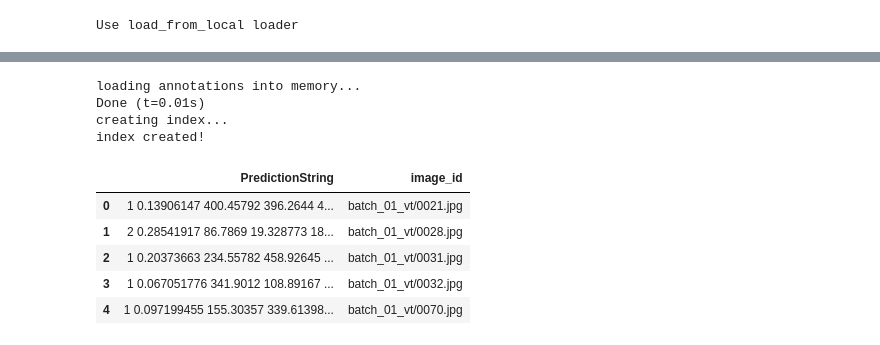
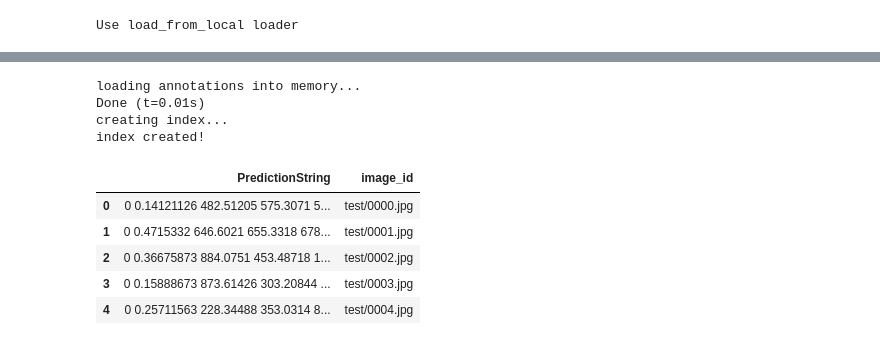
Before and after one commit to boostcampaitech2/object-detection-level2-cv-01, a Jupyter notebook: faster_rcnn_inference.ipynb, the cells around one changed output, grey strips where cells are left out. Cells and saved outputs as stored; diff of their text form; code cells hidden in the pictures.

```diff
--- a/faster_rcnn_inference.ipynb
+++ b/faster_rcnn_inference.ipynb
@@ -15,11 +43,11 @@ import numpy as np
 # %%
-classes = ("UNKNOWN", "General trash", "Paper", "Paper pack", "Metal", "Glass",
+classes = ("General trash", "Paper", "Paper pack", "Metal", "Glass",
            "Plastic", "Styrofoam", "Plastic bag", "Battery", "Clothing")
 
 # config file 들고오기
 cfg = Config.fromfile('./configs/faster_rcnn/faster_rcnn_r50_fpn_1x_coco.py')
 
-root='/home/data/data/'
+root='../dataset/'
 
 epoch = 'latest'
 
@@ -27,19 +55,17 @@ epoch = 'latest'
 cfg.data.test.classes = classes
 cfg.data.test.img_prefix = root
 cfg.data.test.ann_file = root + 'test.json'
-cfg.data.test.pipeline[1]['img_scale'] = (512,512) # Resize
+cfg.data.test.pipeline[1]['img_scale'] = (1024,1024) # Resize
+cfg.data.test.test_mode = True
 
 cfg.data.samples_per_gpu = 4
 
-cfg.seed=2020
-cfg.gpu_ids = [0]
+cfg.seed=2021
+cfg.gpu_ids = [1]
 cfg.work_dir = './work_dirs/faster_rcnn_r50_fpn_1x_trash'
 
-cfg.model.roi_head.bbox_head.num_classes = 11
+cfg.model.roi_head.bbox_head.num_classes = 10
 
 cfg.optimizer_config.grad_clip = dict(max_norm=35, norm_type=2)
 cfg.model.train_cfg = None
-
-# checkpoint path
-checkpoint_path = os.path.join(cfg.work_dir, f'{epoch}.pth')
 # %%
@@ -71,35 +101,36 @@ output = single_gpu_test(model, data_loader, show_score_thr=0.05)
 # %%
+# submission 양식에 맞게 output 후처리
 prediction_strings = []
 file_names = []
 coco = COCO(cfg.data.test.ann_file)
-imag_ids = coco.getImgIds()
+img_ids = coco.getImgIds()
 
-class_num = 11
+class_num = 10
 for i, out in enumerate(output):
     prediction_string = ''
     image_info = coco.loadImgs(coco.getImgIds(imgIds=i))[0]
     for j in range(class_num):
         for o in out[j]:
             prediction_string += str(j) + ' ' + str(o[4]) + ' ' + str(o[0]) + ' ' + str(o[1]) + ' ' + str(
                 o[2]) + ' ' + str(o[3]) + ' '
 
     prediction_strings.append(prediction_string)
     file_names.append(image_info['file_name'])
 
 
 submission = pd.DataFrame()
 submission['PredictionString'] = prediction_strings
 submission['image_id'] = file_names
 submission.to_csv(os.path.join(cfg.work_dir, f'submission_{epoch}.csv'), index=None)
 submission.head()
 # %% [output]
 loading annotations into memory...
 Done (t=0.01s)
 creating index...
 index created!
 |  | PredictionString | image_id |
-| 0 | 1 0.13906147 400.45792 396.2644 4... | batch_01_vt/0021.jpg |
-| 1 | 2 0.28541917 86.7869 19.328773 18... | batch_01_vt/0028.jpg |
-| 2 | 1 0.20373663 234.55782 458.92645 ... | batch_01_vt/0031.jpg |
-| 3 | 1 0.067051776 341.9012 108.89167 ... | batch_01_vt/0032.jpg |
-| 4 | 1 0.097199455 155.30357 339.61398... | batch_01_vt/0070.jpg |
+| 0 | 0 0.14121126 482.51205 575.3071 5... | test/0000.jpg |
+| 1 | 0 0.4715332 646.6021 655.3318 678... | test/0001.jpg |
+| 2 | 0 0.36675873 884.0751 453.48718 1... | test/0002.jpg |
+| 3 | 0 0.15888673 873.61426 303.20844 ... | test/0003.jpg |
+| 4 | 0 0.25711563 228.34488 353.0314 8... | test/0004.jpg |
```
Also changed, not shown: parts of 4 cells of this notebook, 18 other files.
